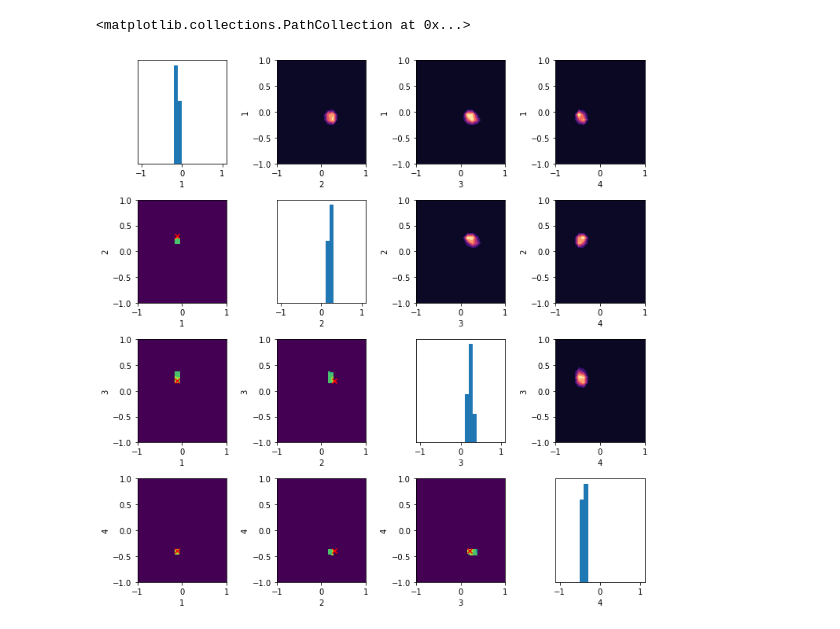
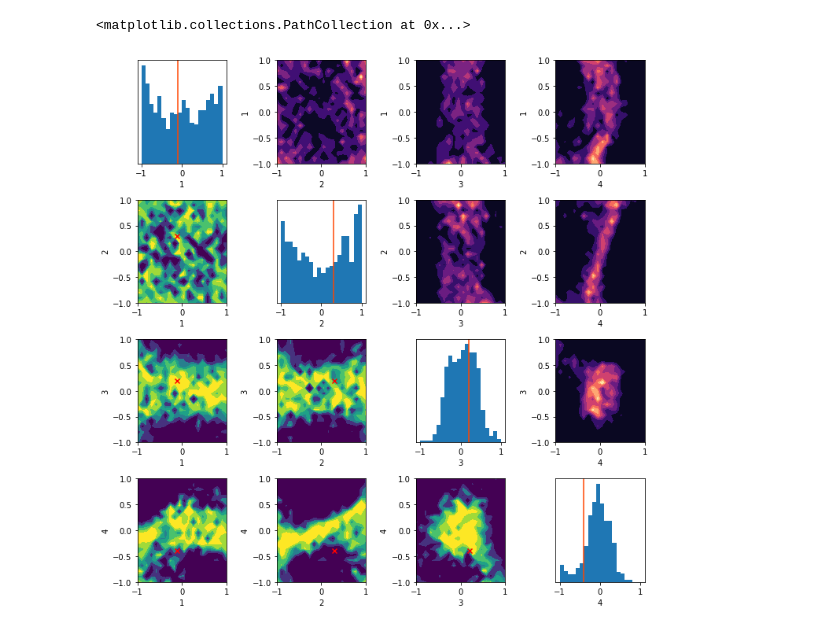
Before and after one commit to elliemay481/HistoryMatching, a Jupyter notebook: historymatch/PackageTest_HighD.ipynb, the cells around one changed output. Drawn from its saved outputs; the diff is of its cells as text; code cells hidden in the pictures.

```diff
--- a/historymatch/PackageTest_HighD.ipynb
+++ b/historymatch/PackageTest_HighD.ipynb
@@ -100,23 +52,20 @@ def toy_model_4D(theta_0, theta_1, theta_2, theta_3):
 # %%
 # generate observational data with some uncertainty
-true_parameters_3D = [-0.1, 0.3, 0.6]
-true_parameters_6D = [-0.1, 0.3, 0.6, -0.8, 0.2, 0.15]
-true_parameters_5D = [-0.1, 0.3, 0.6, -0.4, 0.15]
-true_parameters_4D = [-0.1, 0.3, 0.2, -0.4]
-
-output_ratio = (toy_model_4D(-1,-1,-1,-1) - toy_model_4D(1,1,1,1)) / (toy_model_4D(-1,-1,-1,-1) - toy_model_4D(1,1,1,1))[0]
-
-var_obs = output_ratio*0.001 # observational uncertainty variance
+true_parameters = [-0.1, 0.3, 0.2, -0.4]
 
 
 
-error_obs = np.zeros(2*Nx)
-for i in range(2*Nx):
-    error_obs[i] = np.random.normal(0, np.sqrt(var_obs[i]))
+output_range = (toy_model_4D(-1,-1,-1,-1) - toy_model_4D(1,1,1,1))
+
+sigma_obs = np.abs(output_range)*0.01 # observational uncertainty variance
+
+error_obs = np.zeros(len(sigma_obs))
+for i in range(len(sigma_obs)):
+    error_obs[i] = np.random.normal(0, sigma_obs[i])
 
 
-obs_data = toy_model_4D(*true_parameters_4D) + error_obs
+obs_data = toy_model_4D(*true_parameters) + error_obs
 
-print(var_obs)
-print(obs_data)
+fig, ax = plt.subplots()
+ax.plot(xvals, obs_data[:Nx])
 # %% [output]
@@ -131,3 +74,7 @@ nwaves = 5
+# %%
+nwaves = 1
+ndim = 4
+volshape = 'hypercube'
 # %%
 importlib.reload(historymatch)
 
@@ -135,14 +82,14 @@ importlib.reload(historymatch)
 
 # initialise history matching class
 HM = historymatch.HistoryMatch(obs_data,
-                               ndim, 'GP', 'hypercube')
+                               ndim, 'GP', volshape)
 # %%
 
 
 ToyModel = historymatch.Simulator(HM)
 ToyModel.set_simulator(toy_model_4D)
 
-HM.set_observations(obs_data, np.sqrt(var_obs))
+HM.set_observations(obs_data, sigma_obs)
 HM.initialize_volume(parameter_bounds[:,0], parameter_bounds[:,1])
 # %%
 start = time.time()
@@ -188,31 +148,34 @@ with open('data/4D_hypercube_w4.txt', 'w') as file:
 # %%
 importlib.reload(plot)
 
 fig, axes = plt.subplots(ndim,ndim,figsize=(10,10))
 labels = ['1','2','3','4','5','6']
 #plot.opticaldepth_1D(results.samples[0], parameter_bounds[0], parameter = 0, bins=20, Fig=(fig,ax1))
 
 #plot.plot_implausibility2D(results.samples[0], parameter_bounds, [0,1], bins=20)
 
-plot.plotcorner(results.samples[4], parameter_bounds, ndim, Fig=(fig,axes), labels=labels)
+plot.plotcorner(results.samples[0], parameter_bounds, ndim, Fig=(fig,axes), labels=labels)
 
 true_parameters_4D = [-0.1, 0.3, 0.2, -0.4]
+
+for i in range(ndim):
+    axes[i,i].axvline(true_parameters_4D[i], color='orangered')
 
 
 axes[1,0].scatter(true_parameters_4D[0],true_parameters_4D[1], marker='x', color='red')
 axes[2,0].scatter(true_parameters_4D[0],true_parameters_4D[2], marker='x', color='red')
 axes[3,0].scatter(true_parameters_4D[0],true_parameters_4D[3], marker='x', color='red')
 #axes[4,0].scatter(true_parameters_5D[0],true_parameters_5D[4], color='red')
 axes[2,1].scatter(true_parameters_4D[1],true_parameters_4D[2], marker='x', color='red')
 axes[3,1].scatter(true_parameters_4D[1],true_parameters_4D[3], marker='x', color='red')
 #axes[4,1].scatter(true_parameters_5D[1],true_parameters_5D[4], color='red')
 axes[3,2].scatter(true_parameters_4D[2],true_parameters_4D[3], marker='x', color='red')
 #axes[4,2].scatter(true_parameters_5D[2],true_parameters_5D[4], color='red')
 #axes[4,3].scatter(true_parameters_5D[3],true_parameters_5D[4], color='red')
 
 #axes[2,1].scatter(true_parameters_3D[1],true_parameters_3D[2], color='red')
 
 #plt.savefig('6D.png')
 # %% [output]
 <matplotlib.collections.PathCollection at 0x...>
-[figure, old version]
+[figure, new version]
```
Also changed, not shown: parts of 12 cells of this notebook, 29 other files.
